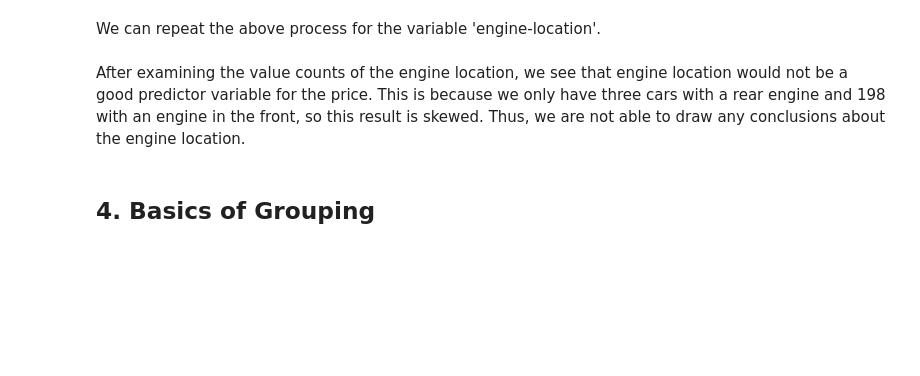
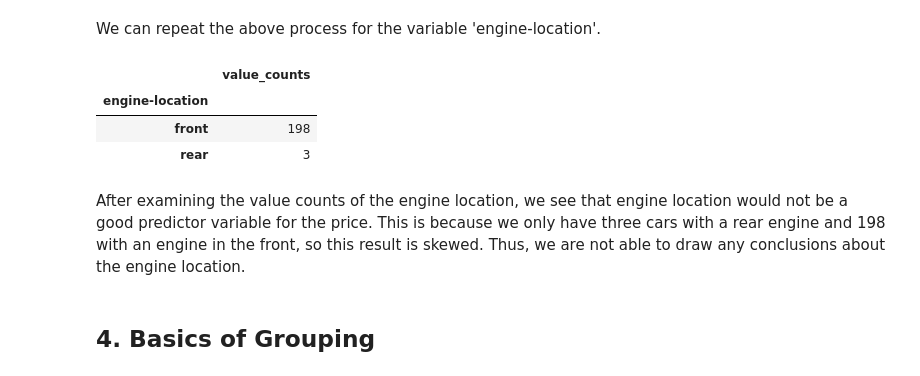
Before and after one commit to firatolcum/IBM_Data_Analyst_Professional_Certificate_Course, a Jupyter notebook: Data.Analysis.With.Python/DA0101EN-3-Review-Exploratory-Data-Analysis.ipynb, the cells around one changed output. Saved outputs shown, nothing was run; the diff lists cells and outputs as text; code cells hidden in the pictures; blank space fills up the shorter version.

```diff
--- a/Data.Analysis.With.Python/DA0101EN-3-Review-Exploratory-Data-Analysis.ipynb
+++ b/Data.Analysis.With.Python/DA0101EN-3-Review-Exploratory-Data-Analysis.ipynb
@@ -336,9 +391,14 @@ We can repeat the above process for the variable 'engine-location'.
 # %%
 # engine-location as variable
 engine_loc_counts = df['engine-location'].value_counts().to_frame()
 engine_loc_counts.rename(columns={'engine-location': 'value_counts'}, inplace=True)
 engine_loc_counts.index.name = 'engine-location'
-engine_loc_counts.head(10)
+engine_loc_counts.head()
+# %% [output]
+|  | value_counts |
+| engine-location |  |
+| front | 198 |
+| rear | 3 |
 # %% [markdown]
 <p>After examining the value counts of the engine location, we see that engine location would not be a good predictor variable for the price. This is because we only have three cars with a rear engine and 198 with an engine in the front, so this result is skewed. Thus, we are not able to draw any conclusions about the engine location.</p>
 # %% [markdown]
```
Also changed, not shown: parts of 42 cells of this notebook.
